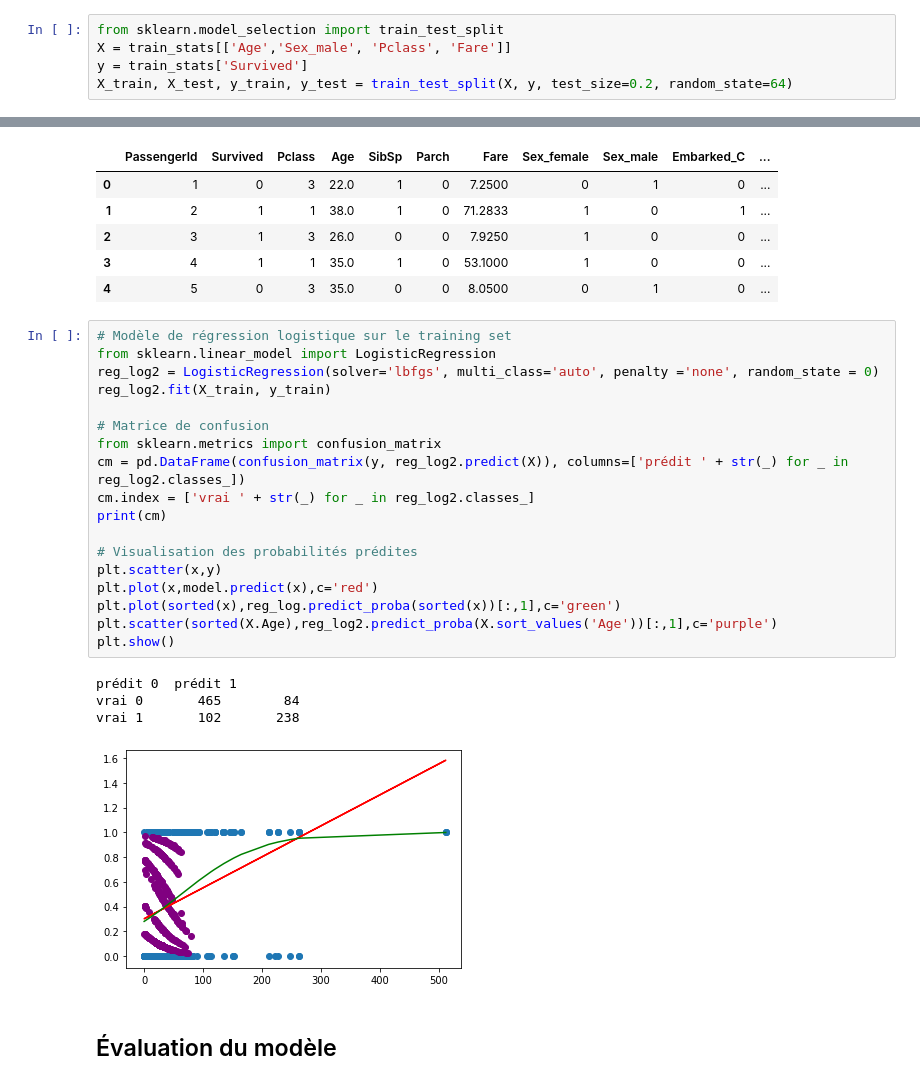
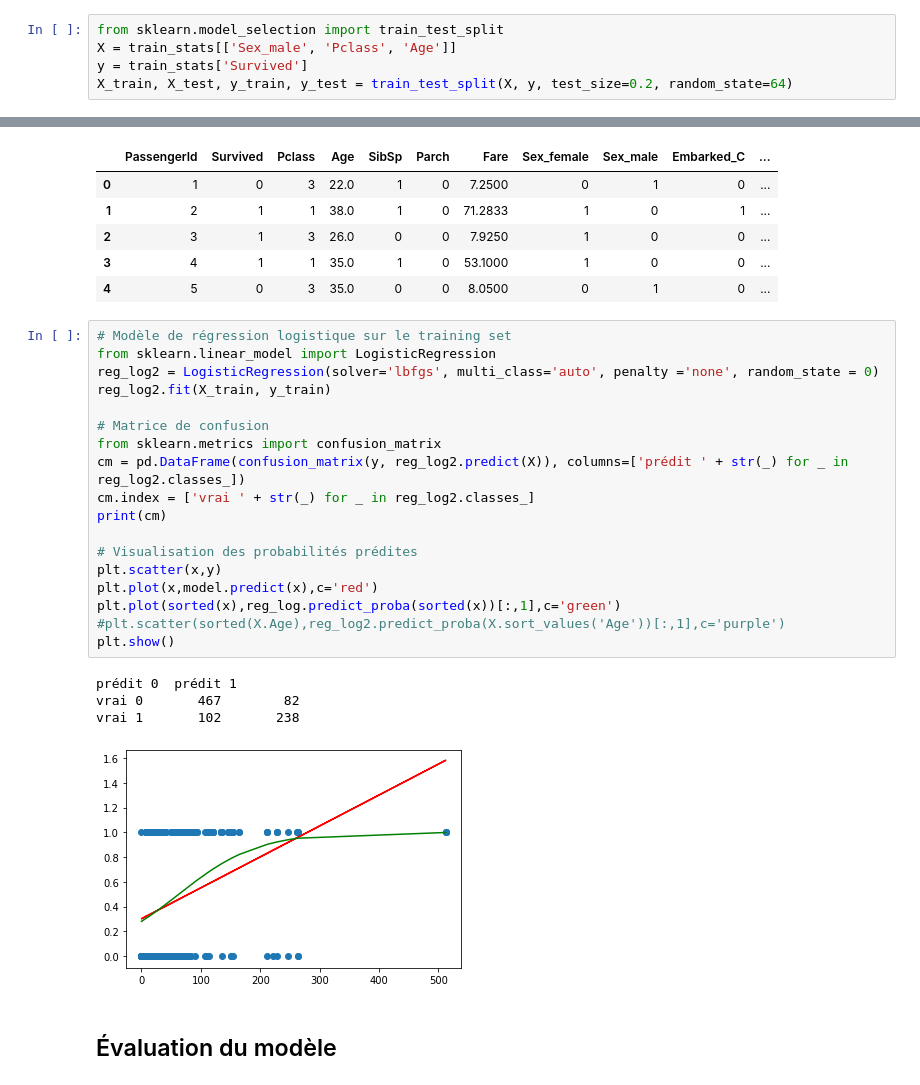
Before and after one commit to tflk/Titanic, a Jupyter notebook: Regression_logistique.ipynb, the cells around one changed output, grey strips where cells are left out. Cells and saved outputs as stored; diff of their text form.

```diff
--- a/Regression_logistique.ipynb
+++ b/Regression_logistique.ipynb
@@ -135,7 +146,7 @@ train_stats.head()
 | 4 | 5 | 0 | 3 | 35.0 | 0 | 0 | 8.0500 | 0 | 1 | 0 | ... |
 # %%
 from sklearn.model_selection import train_test_split
-X = train_stats[['Age','Sex_male', 'Pclass', 'Fare']]
+X = train_stats[['Sex_male', 'Pclass', 'Age']]
 y = train_stats['Survived']
 X_train, X_test, y_train, y_test = train_test_split(X, y, test_size=0.2, random_state=64)
 # %% [markdown]
@@ -152,26 +163,26 @@ train_stats.head()
 # %%
 # Modèle de régression logistique sur le training set
 from sklearn.linear_model import LogisticRegression
 reg_log2 = LogisticRegression(solver='lbfgs', multi_class='auto', penalty ='none', random_state = 0)
 reg_log2.fit(X_train, y_train)
 
 # Matrice de confusion
 from sklearn.metrics import confusion_matrix
 cm = pd.DataFrame(confusion_matrix(y, reg_log2.predict(X)), columns=['prédit ' + str(_) for _ in reg_log2.classes_])
 cm.index = ['vrai ' + str(_) for _ in reg_log2.classes_]
 print(cm)
 
 # Visualisation des probabilités prédites
 plt.scatter(x,y)
 plt.plot(x,model.predict(x),c='red')
 plt.plot(sorted(x),reg_log.predict_proba(sorted(x))[:,1],c='green')
-plt.scatter(sorted(X.Age),reg_log2.predict_proba(X.sort_values('Age'))[:,1],c='purple')
+#plt.scatter(sorted(X.Age),reg_log2.predict_proba(X.sort_values('Age'))[:,1],c='purple')
 plt.show()
 # %% [output]
 prédit 0  prédit 1
-vrai 0       465        84
+vrai 0       467        82
 vrai 1       102       238
-[figure, old version]
+[figure, new version]
 # %% [markdown]
 ## Évaluation du modèle
 # %%
```
Also changed, not shown: parts of 7 cells of this notebook, 11 other files.
